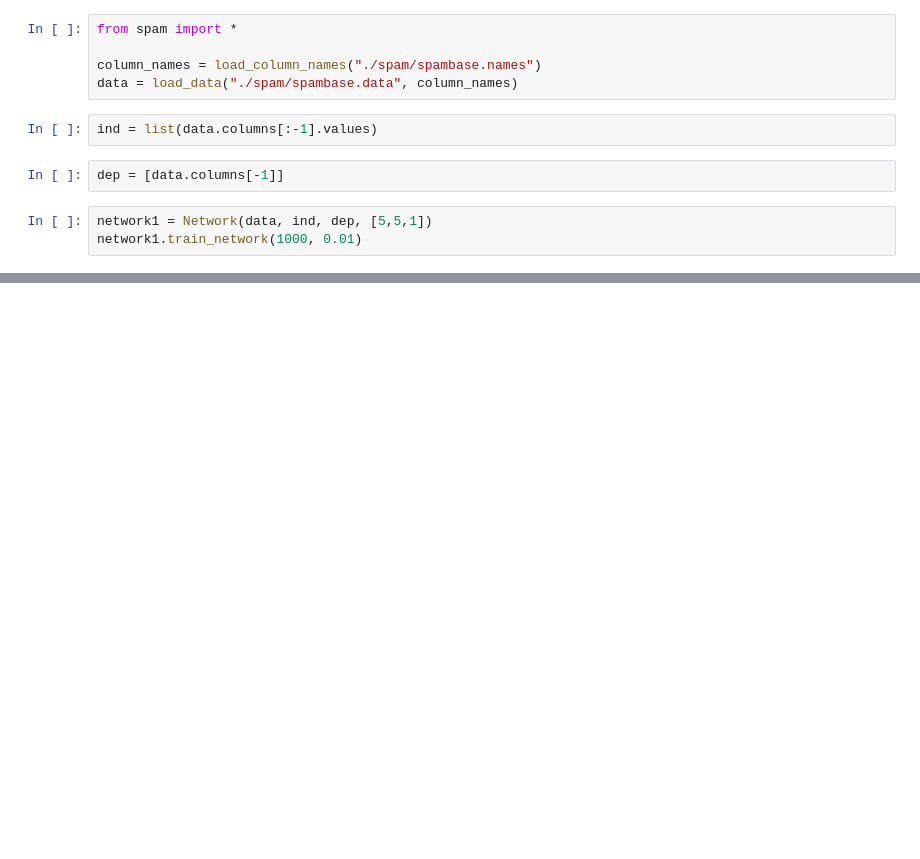
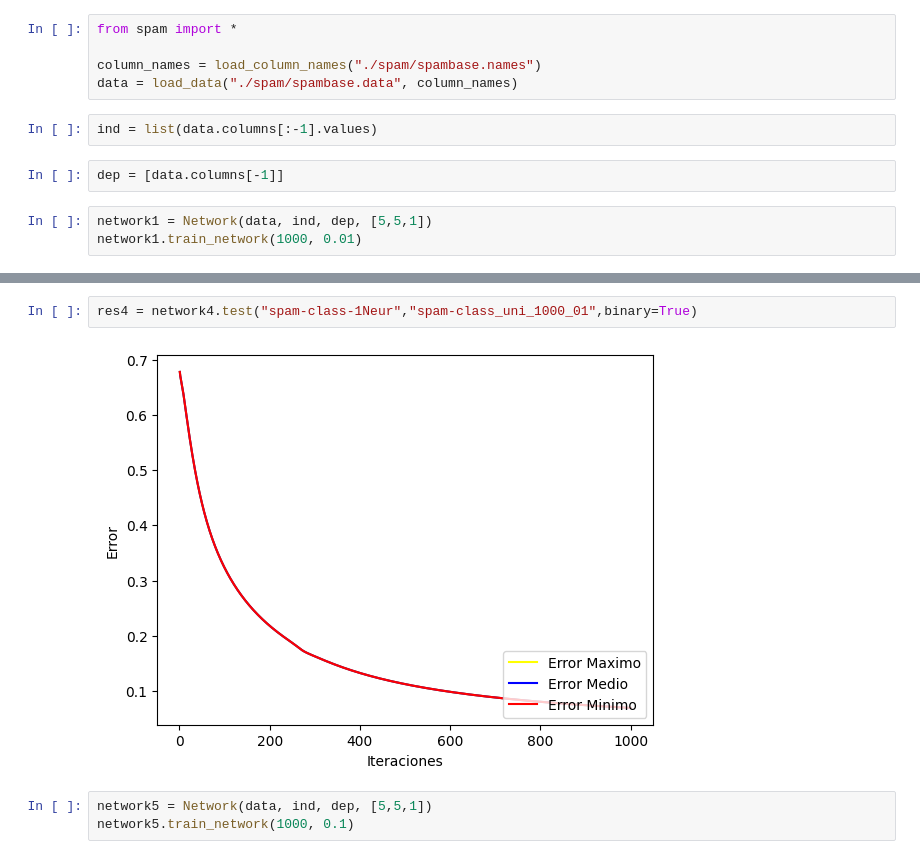
Before and after one commit to Gchaurio/CI5438-Proyecto2, a Jupyter notebook: spam.ipynb, the cells around one changed output, grey strips where cells are left out. Drawn from its saved outputs; the diff is of its cells as text; blank space fills up the shorter version.

```diff
--- a/spam.ipynb
+++ b/spam.ipynb
@@ -19,0 +34,7 @@ network2.train_network(1000, 0.01)
+# %%
+res4 = network4.test("spam-class-1Neur","spam-class_uni_1000_01",binary=True)
+# %% [output]
+[figure, added]
+# %%
+network5 = Network(data, ind, dep, [5,5,1])
+network5.train_network(1000, 0.1)
```
Also changed, not shown: parts of 10 cells of this notebook, 11 other files.
